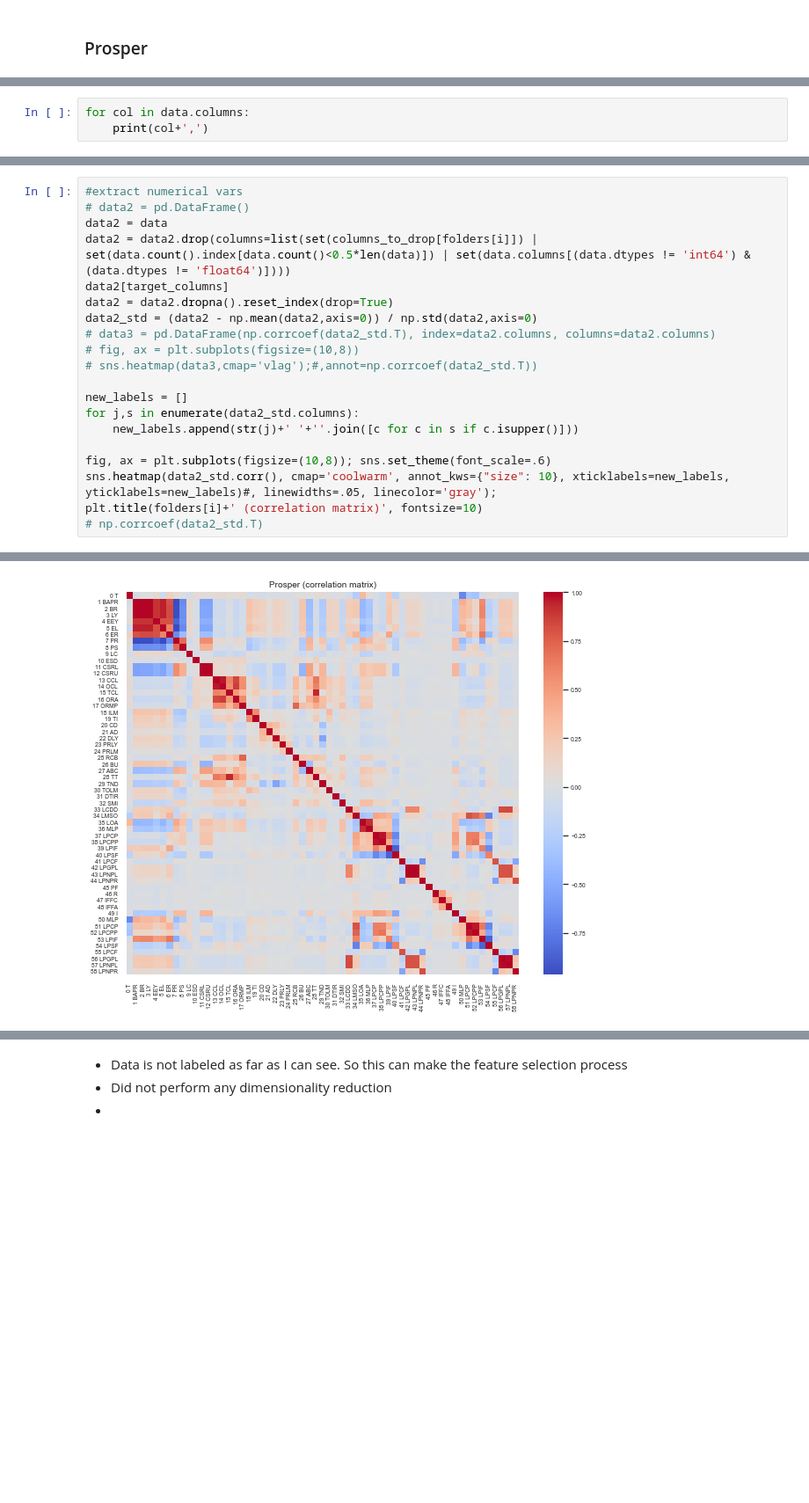
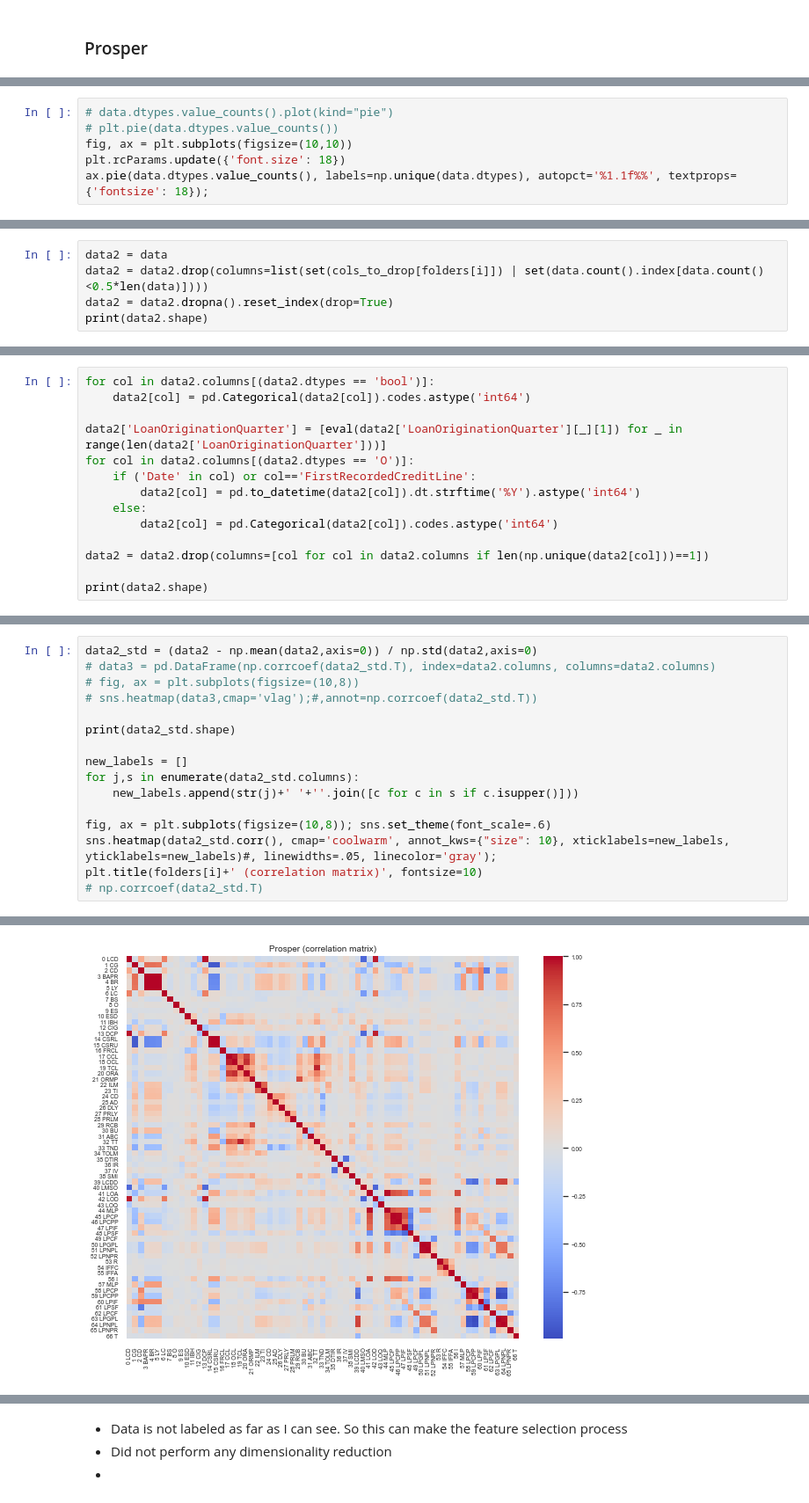
Before and after one commit to nsydn/fraud, a Jupyter notebook: fraud.ipynb, the cells around one changed output, grey strips where cells are left out. Shown at 88% size. Cells and saved outputs as stored; diff of their text form; blank space fills up the shorter version.

```diff
--- a/fraud.ipynb
+++ b/fraud.ipynb
@@ -43,3 +32,0 @@ data.columns.shape
-# %%
-for col in data.columns:
-    print(col+',')
@@ -68,0 +54,6 @@ list(np.unique(data.dtypes))
+# %%
+# data.dtypes.value_counts().plot(kind="pie")
+# plt.pie(data.dtypes.value_counts())
+fig, ax = plt.subplots(figsize=(10,10))
+plt.rcParams.update({'font.size': 18})
+ax.pie(data.dtypes.value_counts(), labels=np.unique(data.dtypes), autopct='%1.1f%%', textprops={'fontsize': 18});
@@ -93,0 +83,5 @@ A
+# %%
+data2 = data
+data2 = data2.drop(columns=list(set(cols_to_drop[folders[i]]) | set(data.count().index[data.count()<0.5*len(data)])))
+data2 = data2.dropna().reset_index(drop=True)
+print(data2.shape)
@@ -93,0 +90,14 @@ A
+# %%
+for col in data2.columns[(data2.dtypes == 'bool')]:
+    data2[col] = pd.Categorical(data2[col]).codes.astype('int64')
+
+data2['LoanOriginationQuarter'] = [eval(data2['LoanOriginationQuarter'][_][1]) for _ in range(len(data2['LoanOriginationQuarter']))]
+for col in data2.columns[(data2.dtypes == 'O')]:
+    if ('Date' in col) or col=='FirstRecordedCreditLine':
+        data2[col] = pd.to_datetime(data2[col]).dt.strftime('%Y').astype('int64')
+    else:
+        data2[col] = pd.Categorical(data2[col]).codes.astype('int64')
+
+data2 = data2.drop(columns=[col for col in data2.columns if len(np.unique(data2[col]))==1])
+
+print(data2.shape)
@@ -94,14 +126,10 @@ A
 # %%
-#extract numerical vars
-# data2 = pd.DataFrame()
-data2 = data
-data2 = data2.drop(columns=list(set(columns_to_drop[folders[i]]) | set(data.count().index[data.count()<0.5*len(data)]) | set(data.columns[(data.dtypes != 'int64') & (data.dtypes != 'float64')])))
-data2[target_columns]
-data2 = data2.dropna().reset_index(drop=True)
 data2_std = (data2 - np.mean(data2,axis=0)) / np.std(data2,axis=0)
 # data3 = pd.DataFrame(np.corrcoef(data2_std.T), index=data2.columns, columns=data2.columns)
 # fig, ax = plt.subplots(figsize=(10,8))
 # sns.heatmap(data3,cmap='vlag');#,annot=np.corrcoef(data2_std.T))
+
+print(data2_std.shape)
 
 new_labels = []
 for j,s in enumerate(data2_std.columns):
@@ -116 +145 @@ Text(0.5, 1.0, 'Prosper (correlation matrix)')
-[figure, old version]
+[figure, new version]
```
Also changed, not shown: parts of 38 cells of this notebook, 4 other files.
